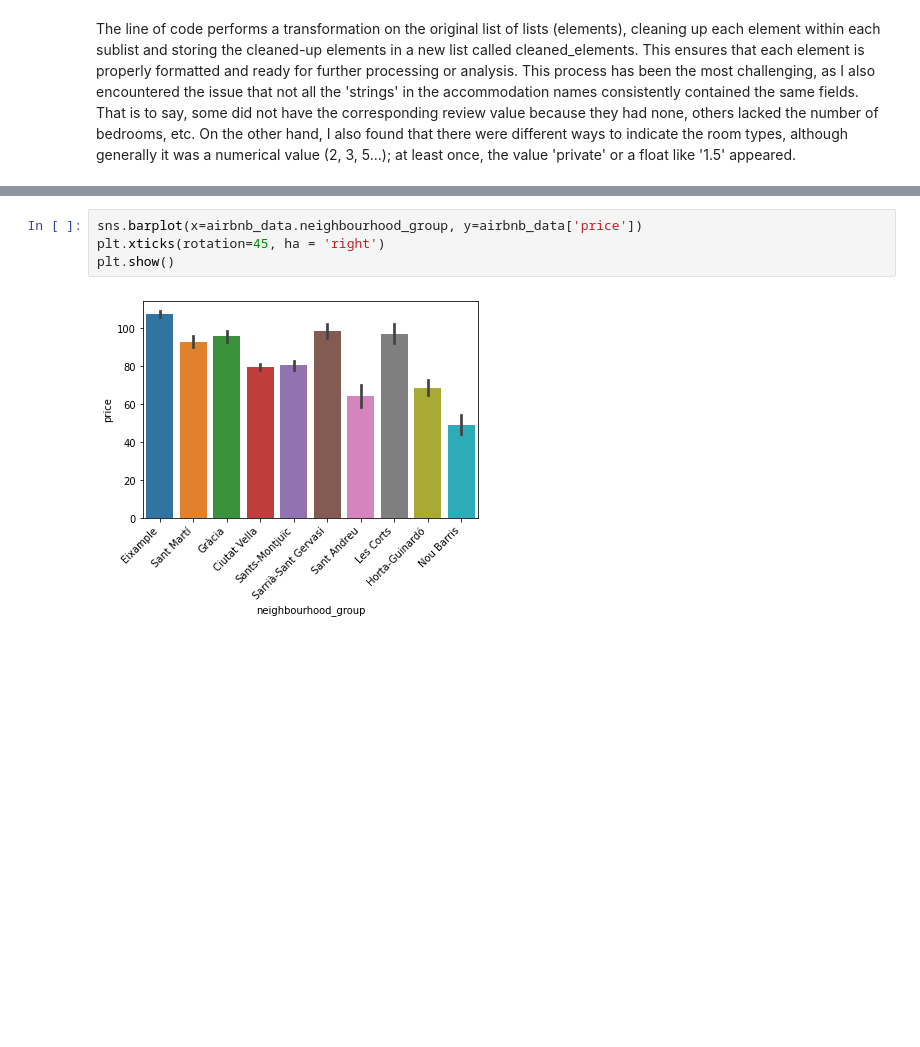
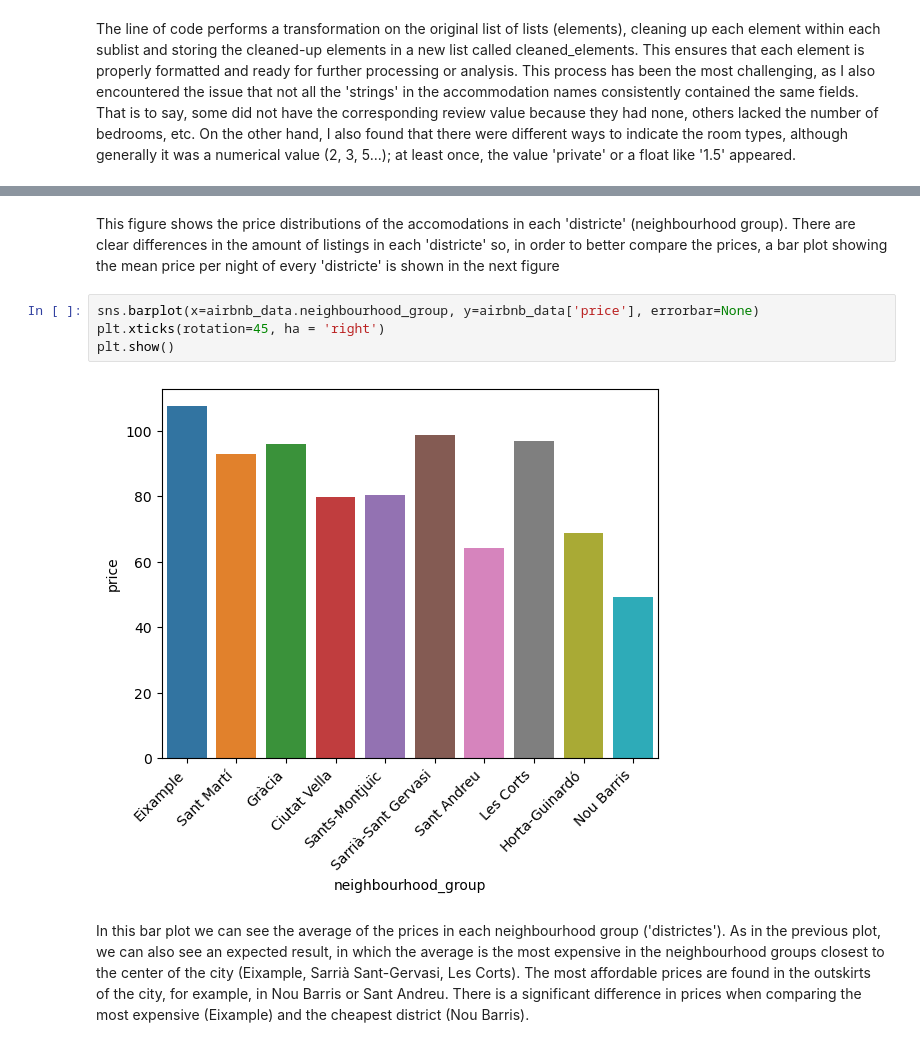
Before and after one commit to lsabe1/milestone3, a Jupyter notebook: milestone_3.ipynb, the cells around one changed output, grey strips where cells are left out. Cells and saved outputs as stored; diff of their text form; blank space fills up the shorter version.

```diff
--- a/milestone_3.ipynb
+++ b/milestone_3.ipynb
@@ -170,9 +165,13 @@ g.map(sns.histplot, 'price', bins = 20)
+# %% [markdown]
+This figure shows the price distributions of the accomodations in each 'districte' (neighbourhood group). There are clear differences in the amount of listings in each 'districte' so, in order to better compare the prices, a bar plot showing the mean price per night of every 'districte' is shown in the next figure
 # %%
-sns.barplot(x=airbnb_data.neighbourhood_group, y=airbnb_data['price'])
+sns.barplot(x=airbnb_data.neighbourhood_group, y=airbnb_data['price'], errorbar=None)
 plt.xticks(rotation=45, ha = 'right')
 plt.show()
 # %% [output]
-[figure, old version]
+[figure, new version]
+# %% [markdown]
+In this bar plot we can see the average of the prices in each neighbourhood group ('districtes'). As in the previous plot, we can also see an expected result, in which the average is the most expensive in the neighbourhood groups closest to the center of the city (Eixample, Sarrià Sant-Gervasi, Les Corts). The most affordable prices are found in the outskirts of the city, for example, in Nou Barris or Sant Andreu. There is a significant difference in prices when comparing the most expensive (Eixample) and the cheapest district (Nou Barris).
 # %%
 plt.figure(figsize=(15, 6))
 sns.barplot(x=airbnb_data.neighbourhood, y=airbnb_data['price'])
```
Also changed, not shown: parts of 23 cells of this notebook.
